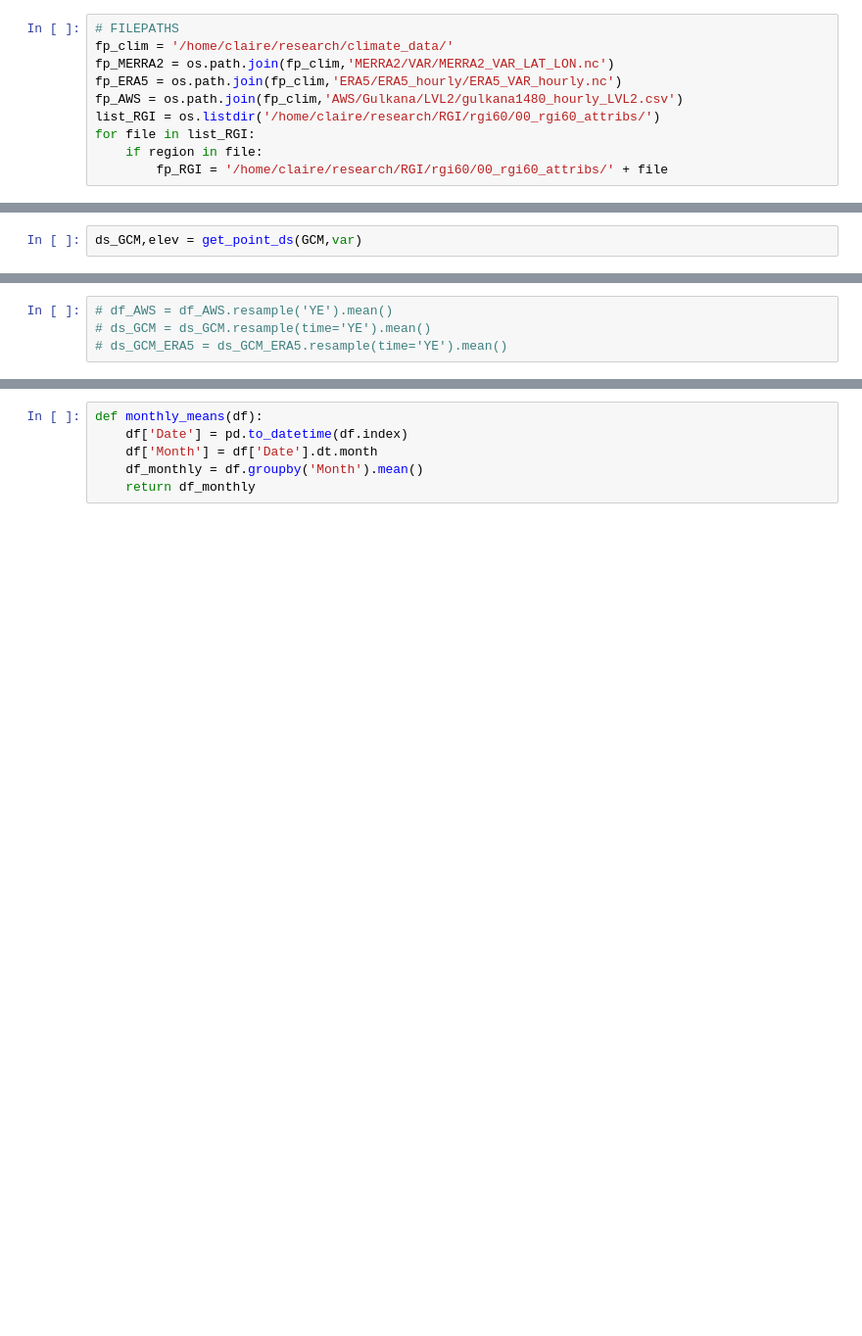
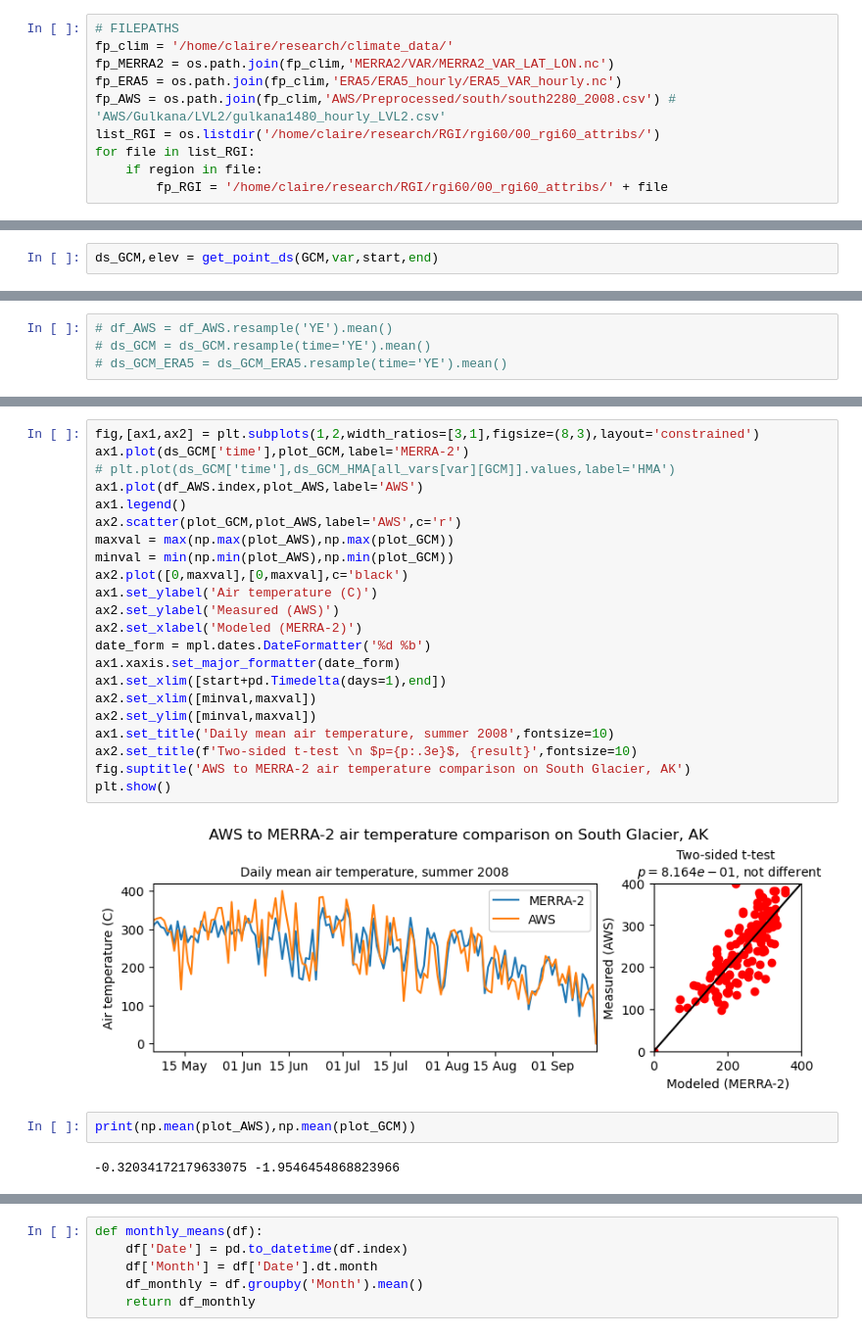
Before and after one commit to drounce/PyGEM, a Jupyter notebook: climate_plotting.ipynb, the cells around one changed output, grey strips where cells are left out. Shown at 98% size. Drawn from its saved outputs; the diff is of its cells as text; blank space fills up the shorter version.

```diff
--- a/climate_plotting.ipynb
+++ b/climate_plotting.ipynb
@@ -40,7 +46,7 @@ region = glac_no[:2]
 fp_clim = '/home/claire/research/climate_data/'
 fp_MERRA2 = os.path.join(fp_clim,'MERRA2/VAR/MERRA2_VAR_LAT_LON.nc')
 fp_ERA5 = os.path.join(fp_clim,'ERA5/ERA5_hourly/ERA5_VAR_hourly.nc')
-fp_AWS = os.path.join(fp_clim,'AWS/Gulkana/LVL2/gulkana1480_hourly_LVL2.csv')
+fp_AWS = os.path.join(fp_clim,'AWS/Preprocessed/south/south2280_2008.csv') # 'AWS/Gulkana/LVL2/gulkana1480_hourly_LVL2.csv'
 list_RGI = os.listdir('/home/claire/research/RGI/rgi60/00_rgi60_attribs/')
 for file in list_RGI:
     if region in file:
@@ -105,2 +128,2 @@ def get_point_ds(GCM,var):
 # %%
-ds_GCM,elev = get_point_ds(GCM,var)
+ds_GCM,elev = get_point_ds(GCM,var,start,end)
@@ -164,0 +216,28 @@ plt.show()
+# %%
+fig,[ax1,ax2] = plt.subplots(1,2,width_ratios=[3,1],figsize=(8,3),layout='constrained')
+ax1.plot(ds_GCM['time'],plot_GCM,label='MERRA-2')
+# plt.plot(ds_GCM['time'],ds_GCM_HMA[all_vars[var][GCM]].values,label='HMA')
+ax1.plot(df_AWS.index,plot_AWS,label='AWS')
+ax1.legend()
+ax2.scatter(plot_GCM,plot_AWS,label='AWS',c='r')
+maxval = max(np.max(plot_AWS),np.max(plot_GCM))
+minval = min(np.min(plot_AWS),np.min(plot_GCM))
+ax2.plot([0,maxval],[0,maxval],c='black')
+ax1.set_ylabel('Air temperature (C)')
+ax2.set_ylabel('Measured (AWS)')
+ax2.set_xlabel('Modeled (MERRA-2)')
+date_form = mpl.dates.DateFormatter('%d %b')
+ax1.xaxis.set_major_formatter(date_form)
+ax1.set_xlim([start+pd.Timedelta(days=1),end])
+ax2.set_xlim([minval,maxval])
+ax2.set_ylim([minval,maxval])
+ax1.set_title('Daily mean air temperature, summer 2008',fontsize=10)
+ax2.set_title(f'Two-sided t-test \n $p={p:.3e}$, {result}',fontsize=10)
+fig.suptitle('AWS to MERRA-2 air temperature comparison on South Glacier, AK')
+plt.show()
+# %% [output]
+[figure, added]
+# %%
+print(np.mean(plot_AWS),np.mean(plot_GCM))
+# %% [output]
+-0.32034172179633075 -1.9546454868823966
```
Also changed, not shown: parts of 19 cells of this notebook, 26 other files.
